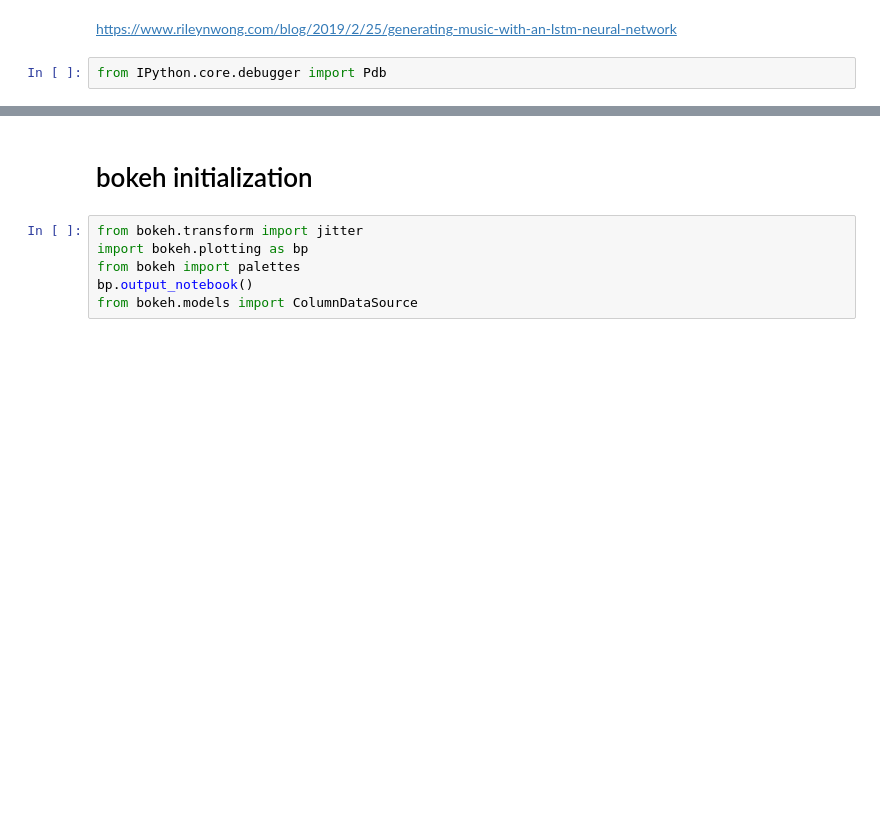
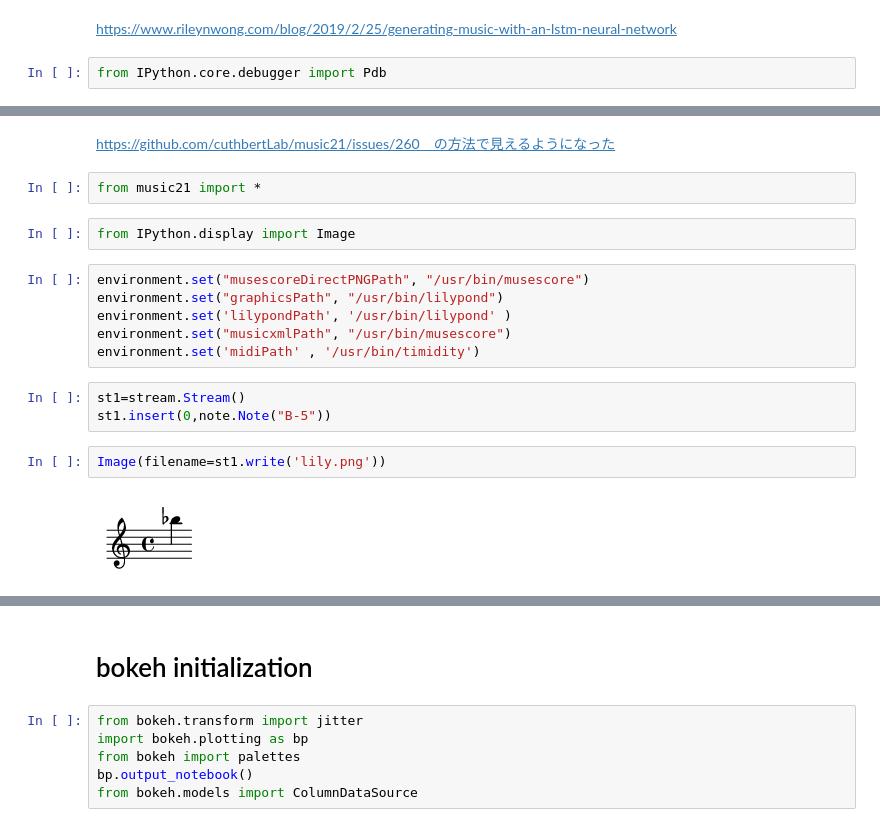
Before and after one commit to unagiinu2k/deepjazz_in_a_file, a Jupyter notebook: rnn_bach_sandbox.ipynb, the cells around one changed output, grey strips where cells are left out. Cells and saved outputs as stored; diff of their text form; blank space fills up the shorter version.

```diff
--- a/rnn_bach_sandbox.ipynb
+++ b/rnn_bach_sandbox.ipynb
@@ -7,0 +10,19 @@ from IPython.core.debugger import Pdb
+# %% [markdown]
+https://github.com/cuthbertLab/music21/issues/260　の方法で見えるようになった
+# %%
+from music21 import *
+# %%
+from IPython.display import Image
+# %%
+environment.set("musescoreDirectPNGPath", "/usr/bin/musescore")
+environment.set("graphicsPath", "/usr/bin/lilypond")
+environment.set('lilypondPath', '/usr/bin/lilypond' )
+environment.set("musicxmlPath", "/usr/bin/musescore")
+environment.set('midiPath' , '/usr/bin/timidity')
+# %%
+st1=stream.Stream()
+st1.insert(0,note.Note("B-5"))
+# %%
+Image(filename=st1.write('lily.png'))
+# %% [output]
+[figure, added]
```
Also changed, not shown: parts of 35 cells of this notebook, 1 other file.
